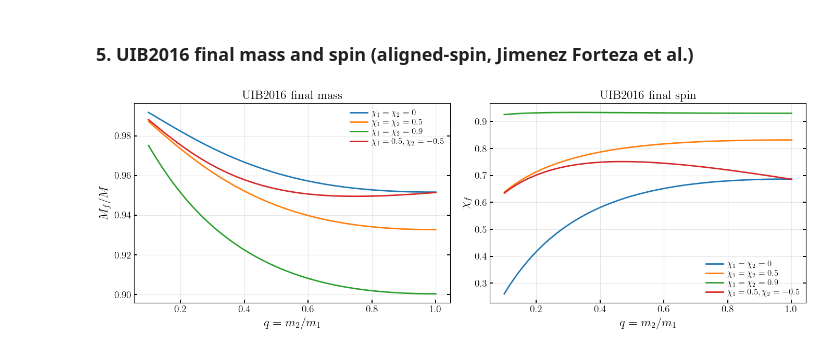
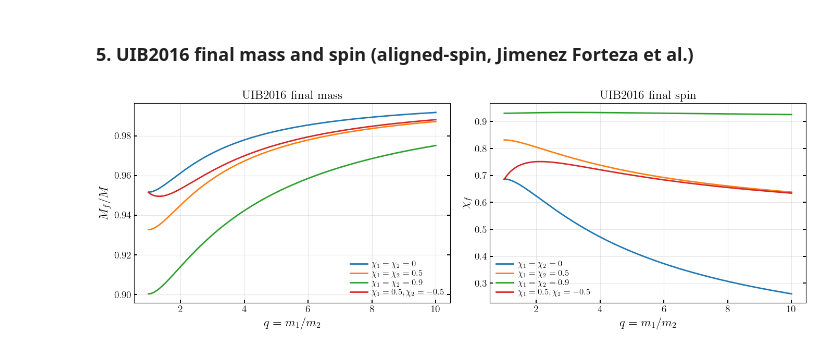
Before and after one commit to tousifislam/gwModels, a Jupyter notebook: tutorials/5_2_other_remnant_models.ipynb, the cells around one changed output. Drawn from its saved outputs; the diff is of its cells as text; code cells hidden in the pictures.

```diff
--- a/tutorials/5_2_other_remnant_models.ipynb
+++ b/tutorials/5_2_other_remnant_models.ipynb
@@ -59,13 +59,13 @@ plt.show()
 q_arr = np.linspace(1, 50, 500)
 
 plt.figure(figsize=(7, 4))
-for s1z, s2z, label in [
+for chi1z, chi2z, label in [
     (0.9, -0.9, r'$[\chi_1,\chi_2]=[0.9,-0.9]$'),
     (0.0, 0.5,  r'$[\chi_1,\chi_2]=[0.0,0.5]$'),
     (0.5, 0.0,  r'$[\chi_1,\chi_2]=[0.5,0.0]$'),
     (-0.9, 0.5, r'$[\chi_1,\chi_2]=[-0.9,0.5]$'),
 ]:
-    vk = gwModels.remnants.HLZ_2014_aligned_spin(q_arr, s1z, s2z)
+    vk = gwModels.remnants.bbh_final_kick_nonprecessing_HLZ2014(q_arr, chi1z, chi2z)
     plt.plot(q_arr, vk, lw=2, alpha=0.8, label=label)
 
 plt.xlabel('$q = m_1/m_2$')
@@ -80,20 +80,20 @@ plt.show()
 # %% [markdown]
 ### 3. HBR final mass (Barausse, Morozova & Rezzolla 2012)
 # %%
-q_arr = np.linspace(0.1, 1.0, 500)
+q_arr = np.linspace(1.0, 10.0, 500)
 
 plt.figure(figsize=(7, 4))
-for chi1, chi2, label in [
+for a1, a2, label in [
     (0.0, 0.0, r'$\chi_1=\chi_2=0$'),
     (0.5, 0.5, r'$\chi_1=\chi_2=0.5$'),
     (0.9, 0.9, r'$\chi_1=\chi_2=0.9$'),
     (0.5, -0.5, r'$\chi_1=0.5, \chi_2=-0.5$'),
 ]:
     mf = gwModels.remnants.bbh_final_mass_precessing_BMR2012(
-        theta1=0.0, theta2=0.0, q=q_arr, chi1=chi1, chi2=chi2)
+        q=q_arr, a1=a1, a2=a2, theta1=0.0, theta2=0.0)
     plt.plot(q_arr, mf, lw=2, label=label)
 
-plt.xlabel('$q = m_2/m_1$')
+plt.xlabel('$q = m_1/m_2$')
 plt.ylabel('$M_f / M$')
 plt.title('BMR2012 final mass (aligned spins)')
 plt.legend(frameon=False)
@@ -105,20 +105,20 @@ plt.show()
 # %% [markdown]
 ### 4. HBR final spin (Hofmann, Barausse & Rezzolla 2016)
 # %%
-q_arr = np.linspace(0.1, 1.0, 500)
+q_arr = np.linspace(1.0, 10.0, 500)
 
 plt.figure(figsize=(7, 4))
-for chi1, chi2, label in [
+for a1, a2, label in [
     (0.0, 0.0, r'$\chi_1=\chi_2=0$'),
     (0.5, 0.5, r'$\chi_1=\chi_2=0.5$'),
     (0.9, 0.9, r'$\chi_1=\chi_2=0.9$'),
     (0.5, -0.5, r'$\chi_1=0.5, \chi_2=-0.5$'),
 ]:
     sf = gwModels.remnants.bbh_final_spin_precessing_HBR2016(
-        theta1=0.0, theta2=0.0, deltaphi=0.0, q=q_arr, chi1=chi1, chi2=chi2)
+        q=q_arr, a1=a1, a2=a2, theta1=0.0, theta2=0.0, delta_phi=0.0)
     plt.plot(q_arr, sf, lw=2, label=label)
 
-plt.xlabel('$q = m_2/m_1$')
+plt.xlabel('$q = m_1/m_2$')
 plt.ylabel('$\\chi_f$')
 plt.title('HBR2016 final spin (aligned spins)')
 plt.legend(frameon=False)
@@ -130,35 +130,34 @@ plt.show()
 # %% [markdown]
 ### 5. UIB2016 final mass and spin (aligned-spin, Jimenez Forteza et al.)
 # %%
-m1 = 30.0
-m2_arr = np.linspace(3, 30, 500)
+q_arr = np.linspace(1.0, 10.0, 500)
 
 fig, axes = plt.subplots(1, 2, figsize=(14, 5))
 
-for chi1, chi2, label in [
-    (0.0, 0.0, r'$\chi_1=\chi_2=0$'),
-    (0.5, 0.5, r'$\chi_1=\chi_2=0.5$'),
-    (0.9, 0.9, r'$\chi_1=\chi_2=0.9$'),
-    (0.5, -0.5, r'$\chi_1=0.5, \chi_2=-0.5$'),
+for a1, a2, label in [
+    (0.0, 0.0, r"$\chi_1=\chi_2=0$"),
+    (0.5, 0.5, r"$\chi_1=\chi_2=0.5$"),
+    (0.9, 0.9, r"$\chi_1=\chi_2=0.9$"),
+    (0.5, -0.5, r"$\chi_1=0.5, \chi_2=-0.5$"),
 ]:
-    mf = gwModels.remnants.bbh_final_mass_non_precessing_UIB2016(m1, m2_arr, chi1, chi2)
-    sf = gwModels.remnants.bbh_final_spin_non_precessing_UIB2016(m1, m2_arr, chi1, chi2)
-    axes[0].plot(m2_arr/m1, mf/(m1+m2_arr), lw=2, label=label)
-    axes[1].plot(m2_arr/m1, sf, lw=2, label=label)
+    mf = gwModels.remnants.bbh_final_mass_non_precessing_UIB2016(q_arr, a1, a2)
+    sf = gwModels.remnants.bbh_final_spin_non_precessing_UIB2016(q_arr, a1, a2)
+    axes[0].plot(q_arr, mf, lw=2, label=label)
+    axes[1].plot(q_arr, sf, lw=2, label=label)
 
-axes[0].set_xlabel('$q = m_2/m_1$')
+axes[0].set_xlabel('$q = m_1/m_2$')
 axes[0].set_ylabel('$M_f / M$')
 axes[0].set_title('UIB2016 final mass')
 axes[0].legend(frameon=False)
 axes[0].grid(alpha=0.3)
 
-axes[1].set_xlabel('$q = m_2/m_1$')
-axes[1].set_ylabel('$\\chi_f$')
+axes[1].set_xlabel('$q = m_1/m_2$')
+axes[1].set_ylabel('$\chi_f$')
 axes[1].set_title('UIB2016 final spin')
 axes[1].legend(frameon=False)
 axes[1].grid(alpha=0.3)
 
 plt.tight_layout()
 plt.show()
 # %% [output]
-[figure, old version]
+[figure, new version]
```
Also changed, not shown: parts of 4 cells of this notebook, 2 other files.
